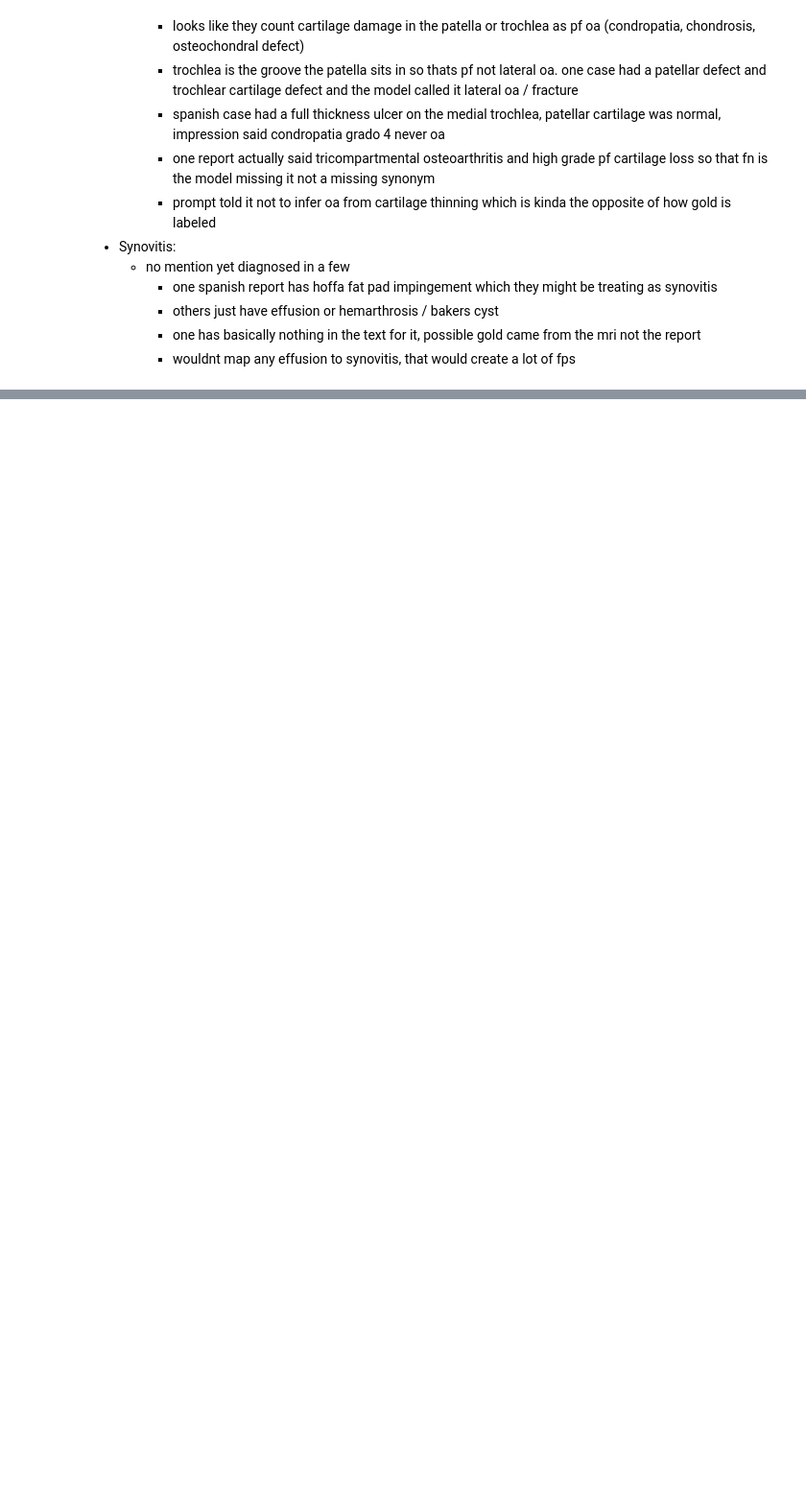
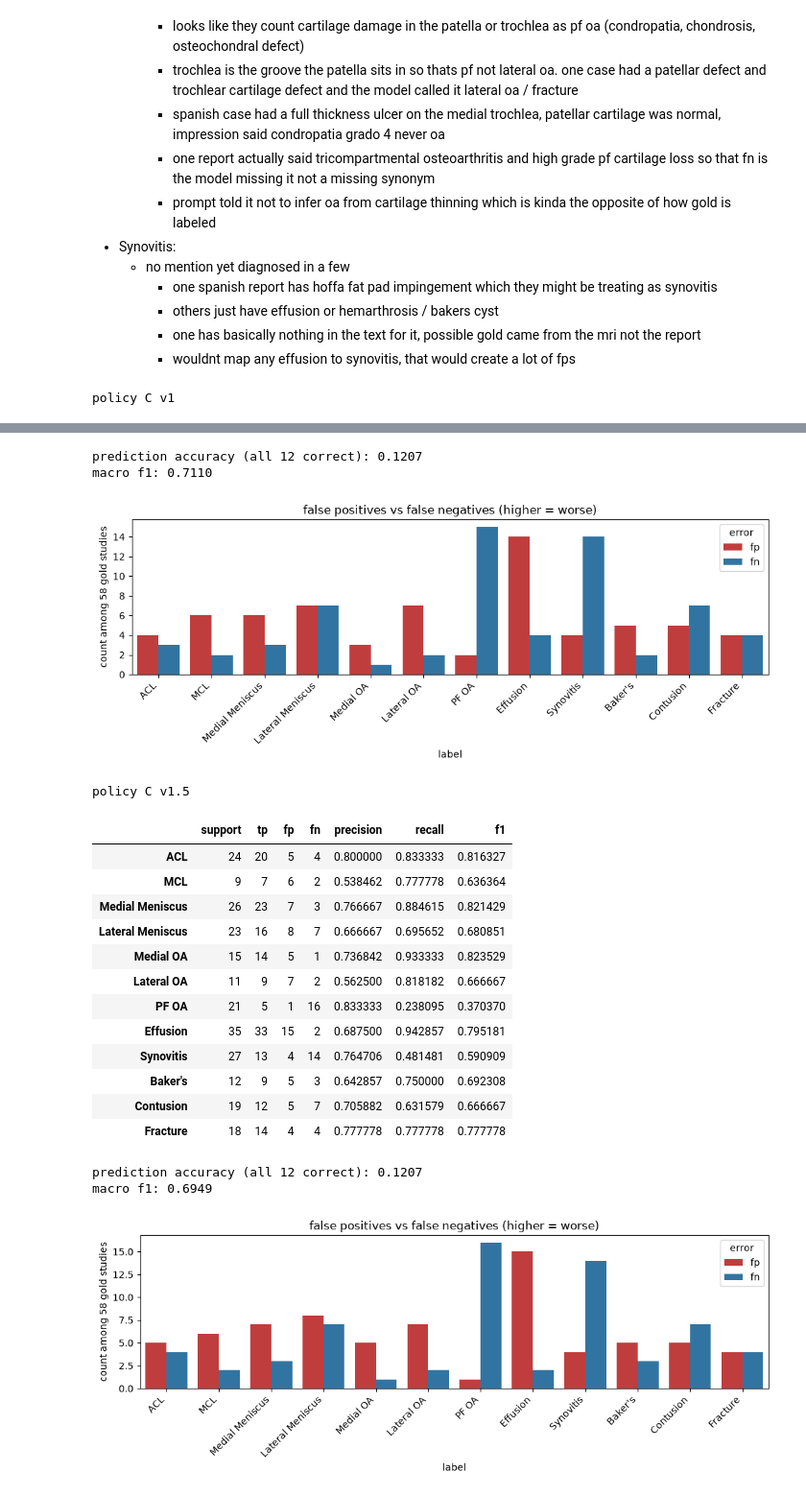
Before and after one commit to paramtully/RSNA-Knee-Abnormality-Detection, a Jupyter notebook: label_extraction.ipynb, the cells around one changed output, grey strips where cells are left out. Shown at 96% size. Cells and saved outputs as stored; diff of their text form; code cells hidden in the pictures; blank space fills up the shorter version.

Commit message:
tried a few prompt optimizations for ollama

```diff
--- a/label_extraction.ipynb
+++ b/label_extraction.ipynb
@@ -576,8 +576,8 @@ SYSTEM_PROMPT_V1 = (
     "Reports may be non-English; apply the same rules."
 )
 
-def predict_from_ollama(report: str) -> dict:
-    # Call local Ollama and parse a 12-label JSON object.
+def predict_from_ollama(report: str, prompt: str) -> dict:
+    # Call local Ollama with the given system prompt and parse a 12-label JSON object.
     # REQUIRES: Ollama is running and LLM_MODEL is pulled
     # MODIFIES: nothing
     # EFFECTS: returns a dict of LABELS -> 0/1; missing keys default to 0
@@ -586,7 +586,7 @@ def predict_from_ollama(report: str) -> dict:
         "stream": False,
         "format": "json",
         "messages": [
-            {"role": "system", "content": SYSTEM_PROMPT_V1},
+            {"role": "system", "content": prompt},
             {"role": "user", "content": str(report)},
         ],
     }
@@ -606,7 +606,7 @@ sample = gold["Report"].iloc[sampleIdx]
 # print("report snippet:", str(sample)[:400].replace("\n", " "), "\n")
 print(f"===== Sample Report =====")
 print(sample)
-pred_one = predict_from_ollama(sample)
+pred_one = predict_from_ollama(sample, SYSTEM_PROMPT_V1)
 # print(json.dumps(pred_one, indent=2))
 gold_one = gold.iloc[sampleIdx][LABELS].astype(int).to_dict()
 display(pd.DataFrame([pred_one, gold_one], index=["pred", "gold"]))
@@ -662,7 +662,7 @@ for idx, report in gold["Report"].items():
         rows.append(cached.loc[idx, LABELS].astype(int).to_dict())
         continue
     print(f"ollama {len(rows) + 1}/{len(gold)}", flush=True)
-    rows.append(predict_from_ollama(report))
+    rows.append(predict_from_ollama(report, SYSTEM_PROMPT_V1))
     pd.DataFrame(rows, index=list(gold.index[: len(rows)])).to_csv(CACHE_PATH)
 
 ollama_v1_y, ollama_v1_p = evaluate(pd.DataFrame(rows, index=gold.index))
@@ -807,3 +807,44 @@ Findings:
         - others just have effusion or hemarthrosis / bakers cyst
         - one has basically nothing in the text for it, possible gold came from the mri not the report
         - wouldnt map any effusion to synovitis, that would create a lot of fps
+# %%
+# Policy C v1.5: same as v1, only drop "do not infer OA from unspecified cartilage thinning".
+# REQUIRES: Ollama running, LLM_MODEL pulled, v1 evaluate cell already run.
+SYSTEM_PROMPT_V1_5 = (
+    "You extract 12 binary knee MRI findings from a radiology report. "
+    "Return JSON only with exactly these keys: "
+    + ", ".join(LABELS)
+    + ". Each value is 0 or 1. "
+    "Intact / normal / preserved / negated = 0. Unstated = 0. "
+    "ACL, MCL, Medial Meniscus, Lateral Meniscus: 1 only for a stated partial or complete tear. "
+    "Grade 1 / sprain / mucoid without a tear = 0. "
+    "OA, effusion, synovitis, Baker's, contusion, fracture: 1 if that finding is stated. "
+    "Reports may be non-English; apply the same rules."
+)
+
+
+CACHE_PATH_V1_5 = Path("llm_cache/ollama_v1_5_preds.csv")
+CACHE_PATH_V1_5.parent.mkdir(exist_ok=True)
+
+cached_v1_5 = (
+    pd.read_csv(CACHE_PATH_V1_5, index_col=0)
+    if CACHE_PATH_V1_5.exists()
+    else pd.DataFrame(columns=LABELS)
+)
+cached_v1_5.index = cached_v1_5.index.astype(gold.index.dtype)
+
+rows_v1_5 = []
+for idx, report in gold["Report"].items():
+    if idx in cached_v1_5.index:
+        rows_v1_5.append(cached_v1_5.loc[idx, LABELS].astype(int).to_dict())
+        continue
+    print(f"ollama v1.5 {len(rows_v1_5) + 1}/{len(gold)}", flush=True)
+    rows_v1_5.append(predict_from_ollama(report, SYSTEM_PROMPT_V1_5))
+    pd.DataFrame(rows_v1_5, index=list(gold.index[: len(rows_v1_5)])).to_csv(CACHE_PATH_V1_5)
+
+print("policy C v1")
+evaluate(ollama_v1_p)
+print("policy C v1.5")
+ollama_v1_5_y, ollama_v1_5_p = evaluate(pd.DataFrame(rows_v1_5, index=gold.index))
+# %% [output]
+policy C v1
@@ -809,0 +864,20 @@ Findings:
+prediction accuracy (all 12 correct): 0.1207
+macro f1: 0.7110
+[figure, added]
+policy C v1.5
+|  | support | tp | fp | fn | precision | recall | f1 |
+| ACL | 24 | 20 | 5 | 4 | 0.800000 | 0.833333 | 0.816327 |
+| MCL | 9 | 7 | 6 | 2 | 0.538462 | 0.777778 | 0.636364 |
+| Medial Meniscus | 26 | 23 | 7 | 3 | 0.766667 | 0.884615 | 0.821429 |
+| Lateral Meniscus | 23 | 16 | 8 | 7 | 0.666667 | 0.695652 | 0.680851 |
+| Medial OA | 15 | 14 | 5 | 1 | 0.736842 | 0.933333 | 0.823529 |
+| Lateral OA | 11 | 9 | 7 | 2 | 0.562500 | 0.818182 | 0.666667 |
+| PF OA | 21 | 5 | 1 | 16 | 0.833333 | 0.238095 | 0.370370 |
+| Effusion | 35 | 33 | 15 | 2 | 0.687500 | 0.942857 | 0.795181 |
+| Synovitis | 27 | 13 | 4 | 14 | 0.764706 | 0.481481 | 0.590909 |
+| Baker's | 12 | 9 | 5 | 3 | 0.642857 | 0.750000 | 0.692308 |
+| Contusion | 19 | 12 | 5 | 7 | 0.705882 | 0.631579 | 0.666667 |
+| Fracture | 18 | 14 | 4 | 4 | 0.777778 | 0.777778 | 0.777778 |
+prediction accuracy (all 12 correct): 0.1207
+macro f1: 0.6949
+[figure, added]
```
Also changed, not shown: parts of 4 cells of this notebook.
